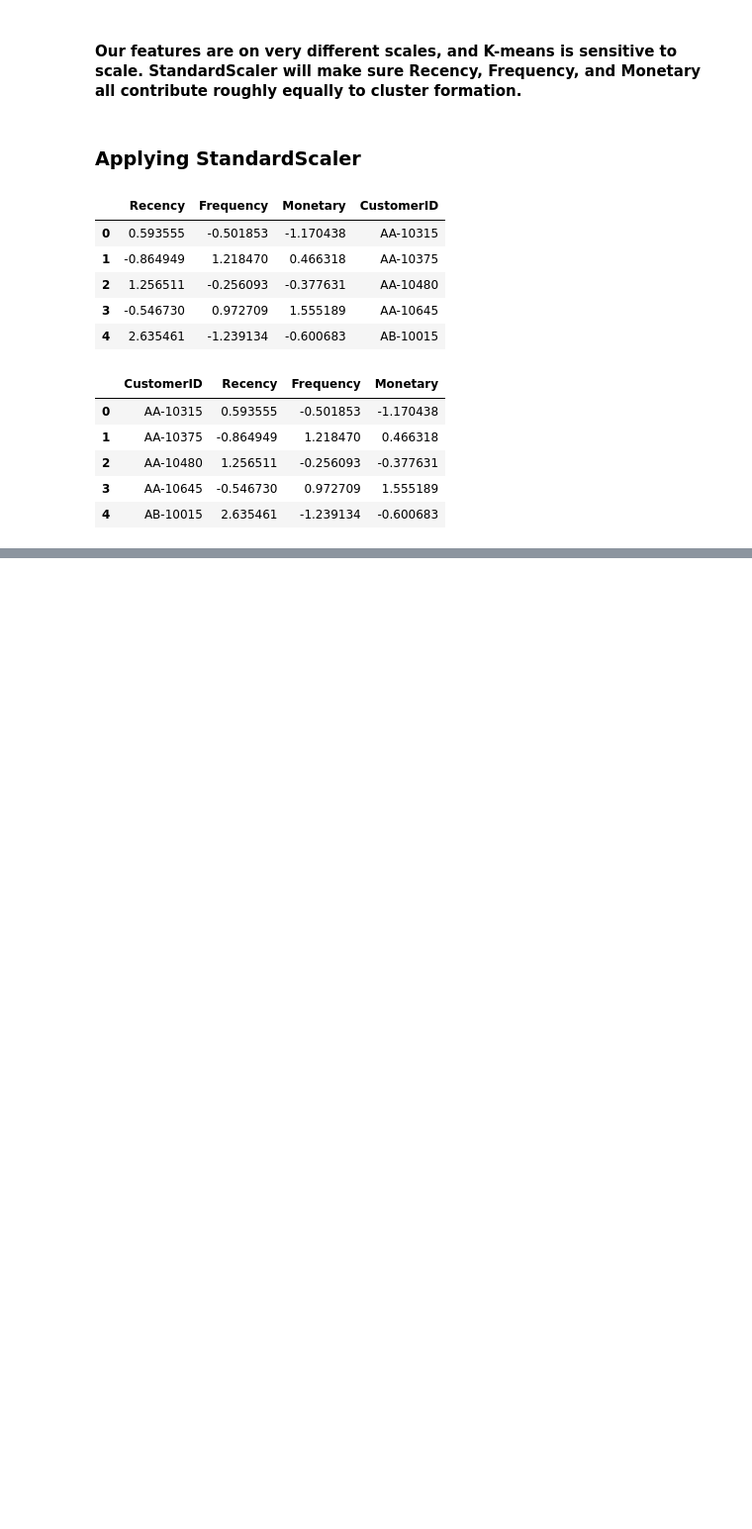
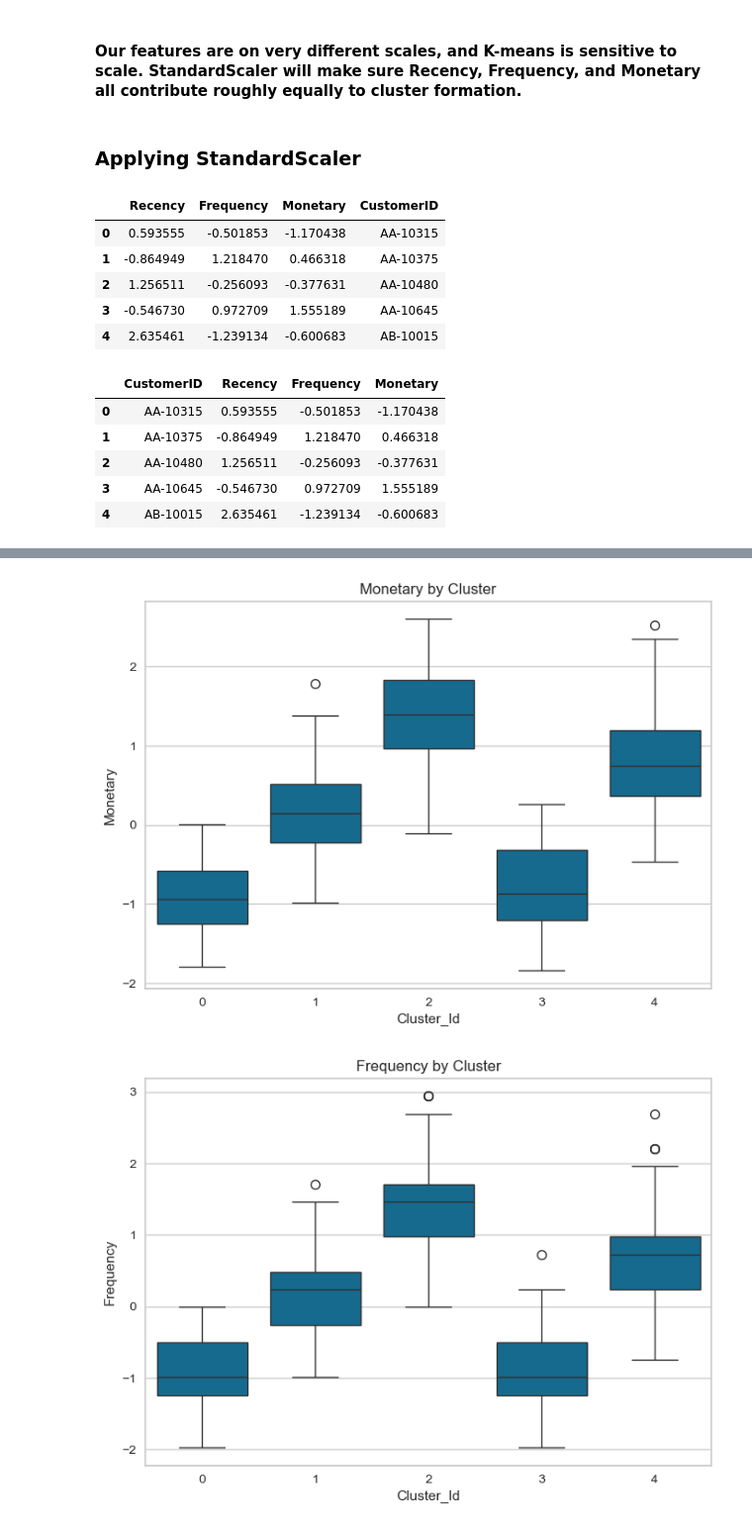
Before and after one commit to marcosmicozzi/Module02, a Jupyter notebook: module2_clustering.ipynb, the cells around one changed output, grey strips where cells are left out. Shown at 99% size. Drawn from its saved outputs; the diff is of its cells as text; code cells hidden in the pictures; blank space fills up the shorter version.

```diff
--- a/module2_clustering.ipynb
+++ b/module2_clustering.ipynb
@@ -481,0 +524,15 @@ rfm_scaled.head()
+# %%
+
+
+# Features only
+X = rfm_scaled[['Recency', 'Frequency', 'Monetary']].values
+
+# Final model
+kmeans_final = KMeans(n_clusters=5, random_state=42)
+kmeans_final.fit(X)
+
+# Assign cluster labels to the DataFrame
+rfm_scaled['Cluster_Id'] = kmeans_final.labels_
+
+# Quick look
+rfm_scaled.head(20)
@@ -481,0 +557,20 @@ rfm_scaled.head()
+# %%
+
+
+# Monetary
+sns.boxplot(x='Cluster_Id', y='Monetary', data=rfm_scaled)
+plt.title("Monetary by Cluster")
+plt.show()
+
+# Frequency
+sns.boxplot(x='Cluster_Id', y='Frequency', data=rfm_scaled)
+plt.title("Frequency by Cluster")
+plt.show()
+
+# Recency
+sns.boxplot(x='Cluster_Id', y='Recency', data=rfm_scaled)
+plt.title("Recency by Cluster")
+plt.show()
+# %% [output]
+[figure, added]
+[figure, added]
```
Also changed, not shown: parts of 22 cells of this notebook, 2 other files.
